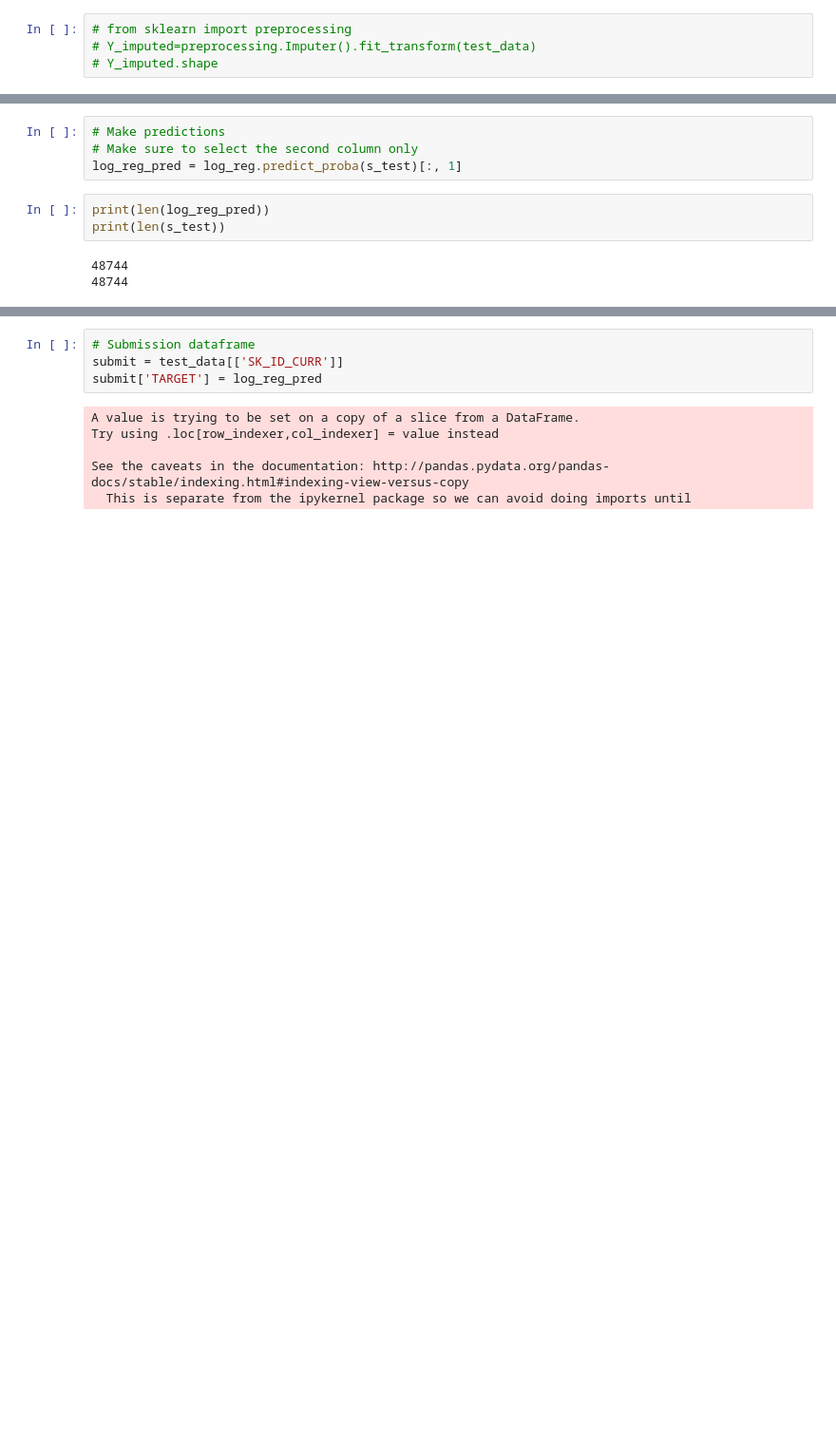
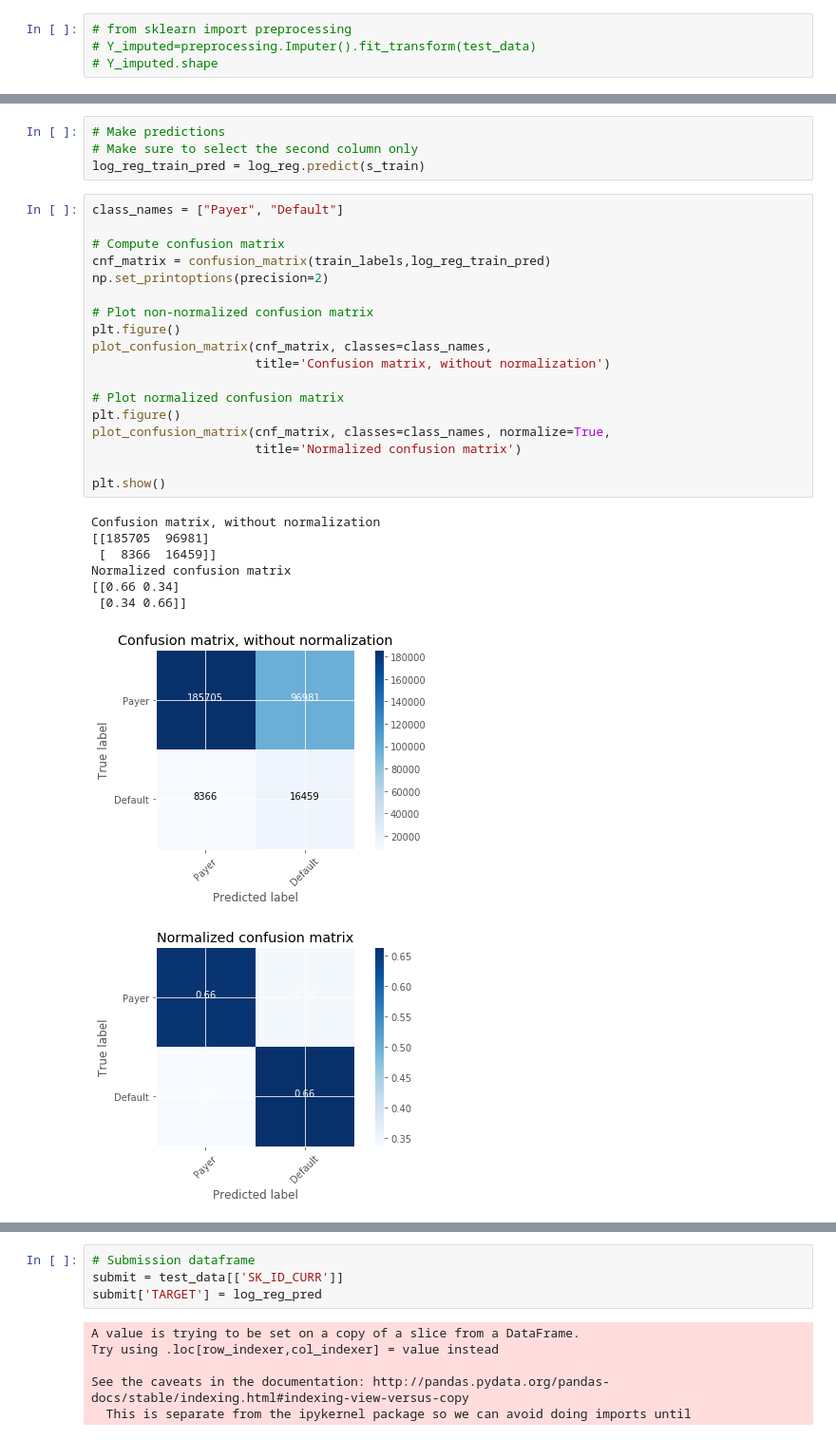
Before and after one commit to LegalEd/unbankedcredit, a Jupyter notebook: model_train.ipynb, the cells around one changed output, grey strips where cells are left out. Shown at 95% size. Drawn from its saved outputs; the diff is of its cells as text; blank space fills up the shorter version.

```diff
--- a/model_train.ipynb
+++ b/model_train.ipynb
@@ -132,10 +181,31 @@ LogisticRegression(C=0.0001, class_weight=None, dual=False,
 # %%
 # Make predictions
 # Make sure to select the second column only
-log_reg_pred = log_reg.predict_proba(s_test)[:, 1]
+log_reg_train_pred = log_reg.predict(s_train)
-# %%
-print(len(log_reg_pred))
-print(len(s_test))
-# %% [output]
-48744
-48744
+# %%
+class_names = ["Payer", "Default"]
+
+# Compute confusion matrix
+cnf_matrix = confusion_matrix(train_labels,log_reg_train_pred)
+np.set_printoptions(precision=2)
+
+# Plot non-normalized confusion matrix
+plt.figure()
+plot_confusion_matrix(cnf_matrix, classes=class_names,
+                      title='Confusion matrix, without normalization')
+
+# Plot normalized confusion matrix
+plt.figure()
+plot_confusion_matrix(cnf_matrix, classes=class_names, normalize=True,
+                      title='Normalized confusion matrix')
+
+plt.show()
+# %% [output]
+Confusion matrix, without normalization
+[[185705  96981]
+ [  8366  16459]]
+Normalized confusion matrix
+[[0.66 0.34]
+ [0.34 0.66]]
+[figure, added]
+[figure, added]
```
Also changed, not shown: parts of 31 cells of this notebook, 1 other file.
